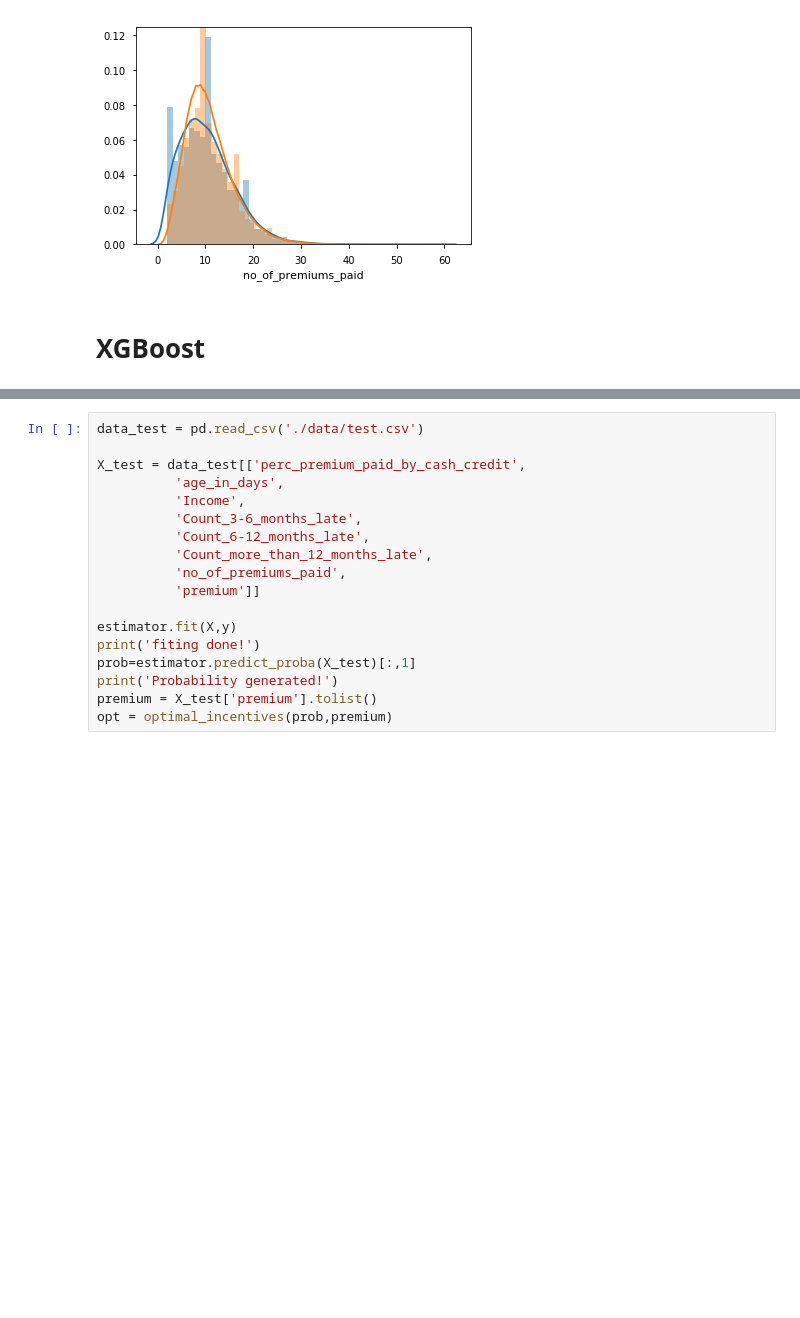
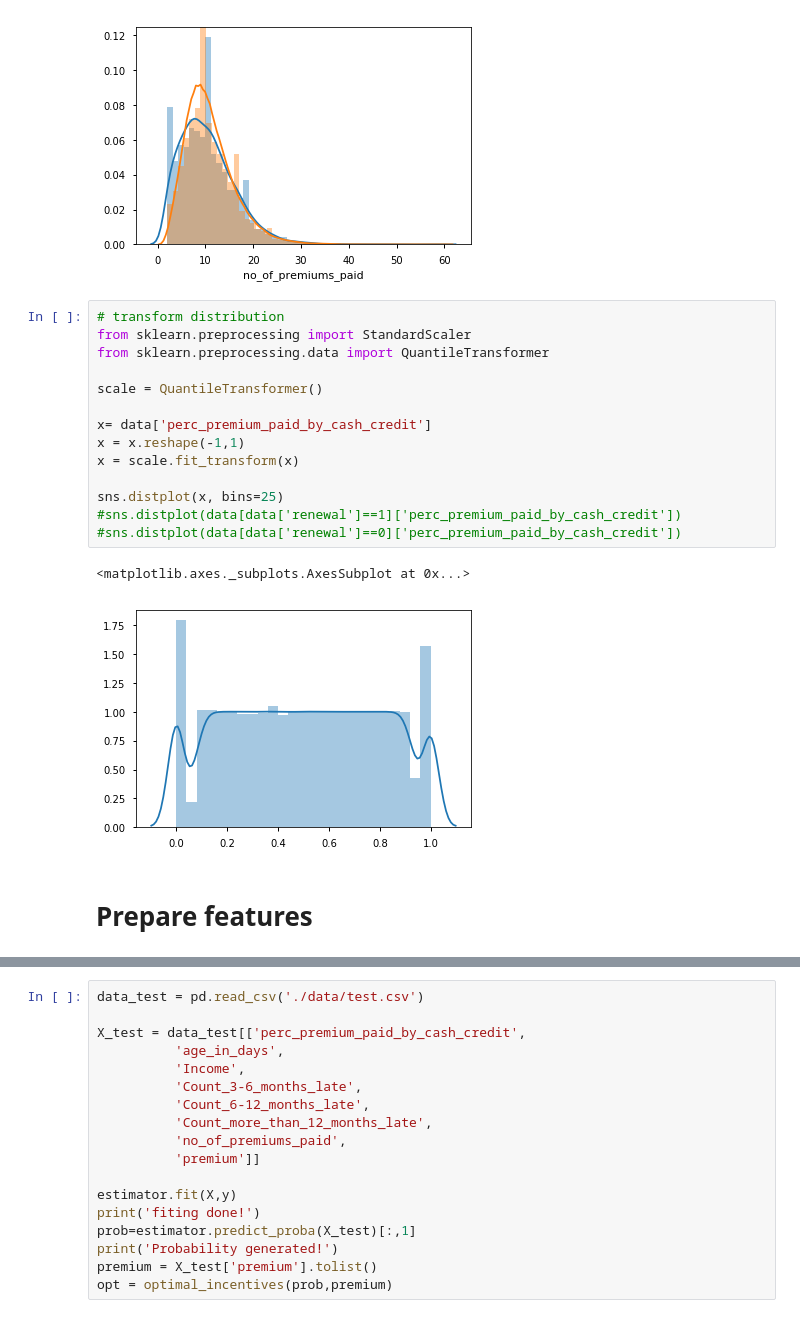
Before and after one commit to dkajtoch/100DaysOfMLCode, a Jupyter notebook: McKinseyHackaton/DataExploration.ipynb, the cells around one changed output, grey strips where cells are left out. Cells and saved outputs as stored; diff of their text form; blank space fills up the shorter version.

```diff
--- a/McKinseyHackaton/DataExploration.ipynb
+++ b/McKinseyHackaton/DataExploration.ipynb
@@ -272,8 +272,25 @@ sns.distplot(data[data['renewal']==1]['no_of_premiums_paid'],
 # %% [output]
 <matplotlib.axes._subplots.AxesSubplot at 0x...>
 [figure]
-# %% [markdown]
-# XGBoost
+# %%
+# transform distribution
+from sklearn.preprocessing import StandardScaler
+from sklearn.preprocessing.data import QuantileTransformer
+
+scale = QuantileTransformer()
+
+x= data['perc_premium_paid_by_cash_credit']
+x = x.reshape(-1,1)
+x = scale.fit_transform(x)
+
+sns.distplot(x, bins=25)
+#sns.distplot(data[data['renewal']==1]['perc_premium_paid_by_cash_credit'])
+#sns.distplot(data[data['renewal']==0]['perc_premium_paid_by_cash_credit'])
+# %% [output]
+<matplotlib.axes._subplots.AxesSubplot at 0x...>
+[figure, added]
+# %% [markdown]
+# Prepare features
 # %%
 data = pd.read_csv('./data/train.csv')
 
```
Also changed, not shown: parts of 8 cells of this notebook, 22 other files.
